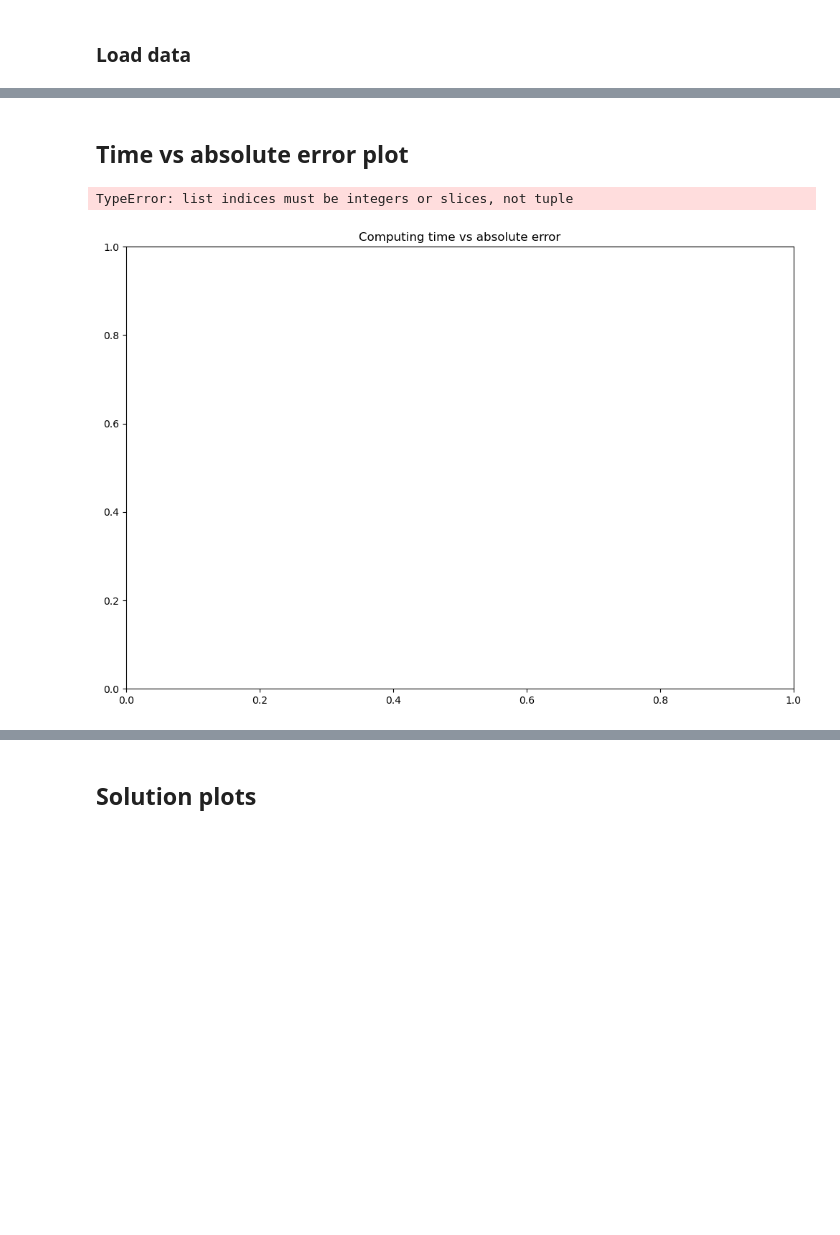
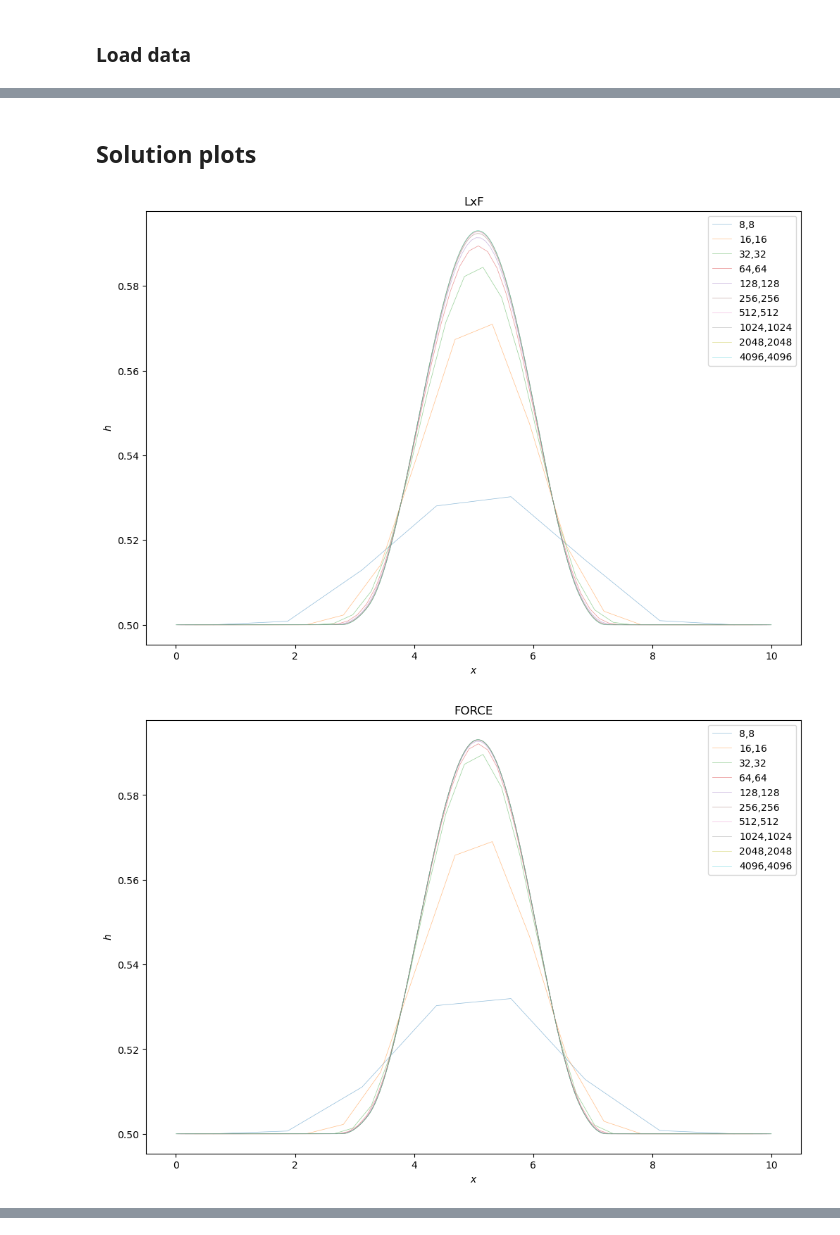
Before and after one commit to aadi-bh/FiniteVolumeGPU, a Jupyter notebook: plotter_simulator.ipynb, the cells around one changed output, grey strips where cells are left out. Drawn from its saved outputs; the diff is of its cells as text; code cells hidden in the pictures; blank space fills up the shorter version.

```diff
--- a/plotter_simulator.ipynb
+++ b/plotter_simulator.ipynb
@@ -231,3 +238,21 @@ miscPlotting.save_figure(fig, "longtime_spent", ic)
 # %%
-type(sim_errors)
+dxs = np.sqrt(ds_x * ds_y)
+
+import miscPlotting
+import importlib
+importlib.reload(miscPlotting)
+fig = plt.figure()
+scaling = np.max(sim_errors[:,0]) * 1.5 * dxs[0]
+plt.plot(dxs, scaling / np.array(dxs), '-', c='lightgray', label='Order 1')
+scaling = np.min(sim_errors[:,0]) * 0.5 * dxs[0] ** 2
+plt.plot(dxs, scaling / np.power(dxs, 2), '-', c='gray', label='Order 2')
+
+miscPlotting.setBwStyles(fig.gca())
+for i, simulator in enumerate(simulators):
+    plt.loglog(dxs, sim_errors[i,:], label = simulator.__name__)
+    plt.xlabel("$n_x$")
+    plt.ylabel("L1 error")
+plt.legend()
+plt.title("Convergence")
+miscPlotting.save_figure(fig, "convergence_rate_all", ic)
 # %% [output]
@@ -263,21 +280,34 @@ miscPlotting.save_figure(fig, "convergence_rate_all", ic)
 # %% [markdown]
-## Time vs absolute error plot
+## Solution plots
 # %%
-# Plot the timing and error data
-import miscPlotting
-import importlib
-importlib.reload(miscPlotting)
-fig = plt.figure()
-miscPlotting.setBwStyles(fig.gca())
-plt.title("Computing time vs absolute error")
+def plot_solution(simulator, nx, ny, label, **kwargs):
+    datafilename = gen_filename(None, nx, ny, ic=ic, simulator=simulator.__name__, prefix='space')
+
+    #Read the solution
+    with np.load(datafilename) as data:
+        h = data['h']
+
+    x = np.linspace(0.5, nx-0.5, nx)*10.0/float(nx)
+    y = h[int(h.shape[1]/2),:]
+
+    plt.plot(x, y, label=label, **kwargs)
+
+    h = None
+    x = None
+    gc.collect() # Force
 
 for i, simulator in enumerate(simulators):
-    plt.loglog(sim_errors[i,:], secs_per_timestep[i,:] * sim_nt[i,:], label = simulator.__name__)
-    plt.xlabel("$L^1$ error")
-    plt.ylabel("seconds (average time per step $\\times$ number of steps)")
-
-plt.legend()
-miscPlotting.save_figure(fig, "time_to_solution", ic)
+    fig = plt.figure()
+    # miscPlotting.setBwStyles(fig.gca())
+#    plot_solution(simulator, ref_nx, label=str(ref_nx) +" (ref)", c='k', ls='dotted', marker=None, lw=1, alpha=0.5)
+    for size in domain_sizes:
+#        fig.set_prop_cycle(cycler('color', miscPlotting.sns.color_palette()))
+        plot_solution(simulator, size[0], size[1], label=str(size[0]) + ',' + str(size[1]), marker=None, lw=0.5, alpha=0.5)
+    plt.xlabel("$x$")
+    plt.ylabel("$h$")
+    plt.legend()
+    plt.title(simulator.__name__)
+#    miscPlotting.save_figure(fig, f" solution_{simulator.__name__}", ic)
 # %% [output]
-TypeError: list indices must be integers or slices, not tuple
-[figure, old version]
+[figure, new version]
+[figure, added]
@@ -284,2 +318,0 @@ TypeError: list indices must be integers or slices, not tuple
-# %% [markdown]
-## Solution plots
```
Also changed, not shown: parts of 13 cells of this notebook, 3 other files.
